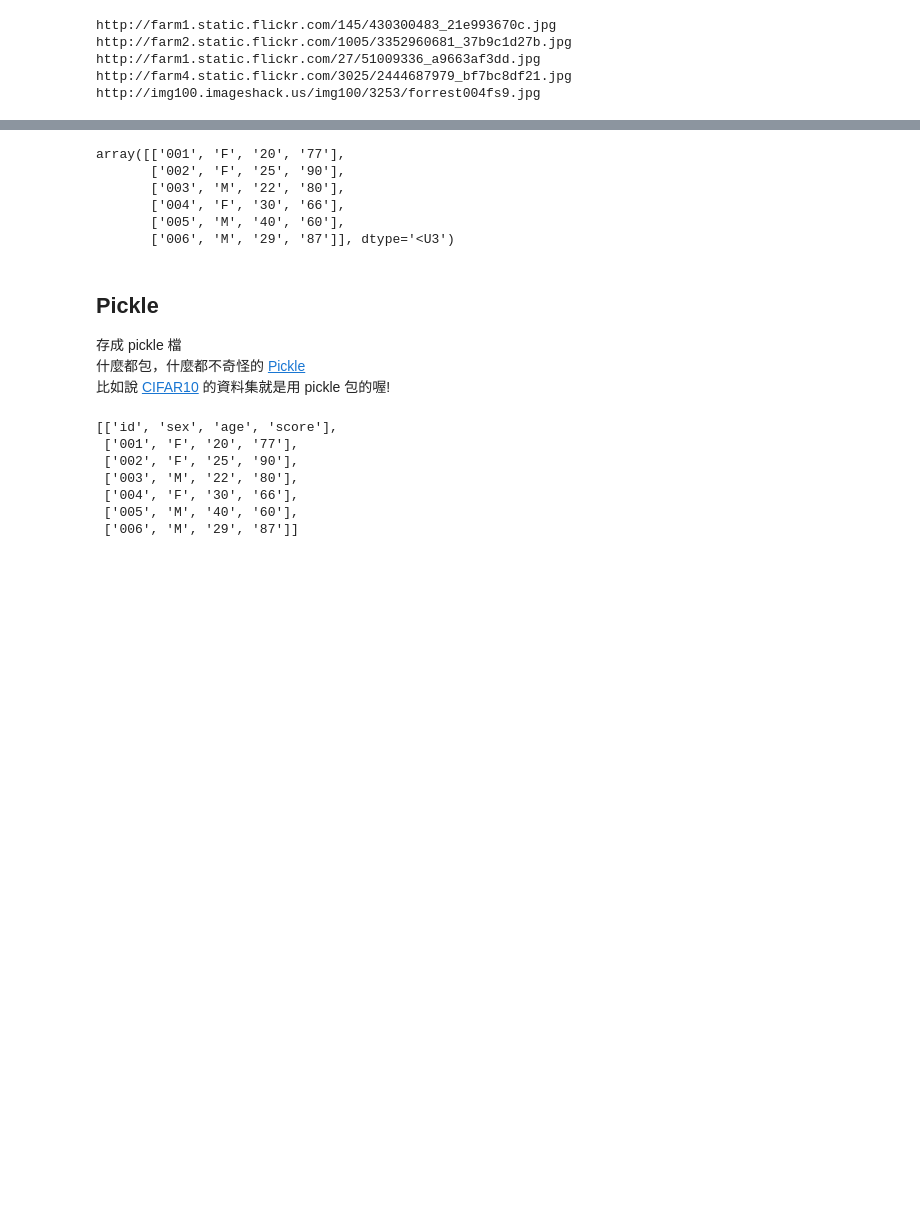
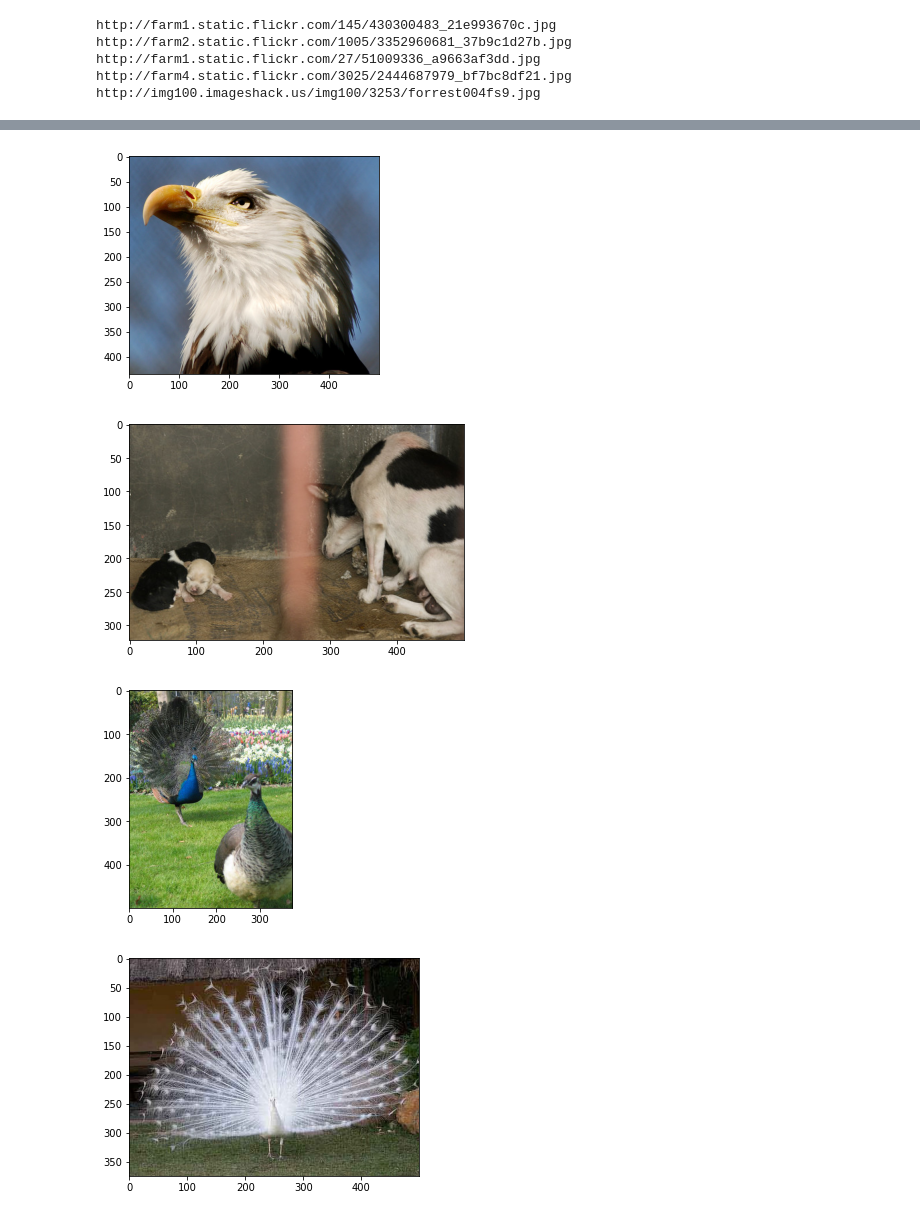
Before and after one commit to PatrickRuan/ML100Days, a Jupyter notebook: homework/Day_005_HW.ipynb, the cells around one changed output, grey strips where cells are left out. Saved outputs shown, nothing was run; the diff lists cells and outputs as text; code cells hidden in the pictures; blank space fills up the shorter version.

```diff
--- a/homework/Day_005_HW.ipynb
+++ b/homework/Day_005_HW.ipynb
@@ -586,5 +188,0 @@ j2
-# %%
-import numpy as np
-# 將 data 的數值部分轉成 numpy array
-array = np.array(data[1:])
-array
@@ -667,4 +188,0 @@ data
-# %%
-df = pd.DataFrame(data[1:])
-df.columns = data[0]
-df
@@ -700,3 +188,0 @@ j1
-# %%
-df.set_index('id', inplace=True)
-df
@@ -730,5 +188,0 @@ j2
-# %%
-import numpy as np
-# 將 data 的數值部分轉成 numpy array
-array = np.array(data[1:])
-array
@@ -744,15 +188,0 @@ np.save(arr=array, file='data/example.npy')
-# %%
-array_back = np.load('data/example.npy')
-array_back
-# %% [output]
-array([['001', 'F', '20', '77'],
-       ['002', 'F', '25', '90'],
-       ['003', 'M', '22', '80'],
-       ['004', 'F', '30', '66'],
-       ['005', 'M', '40', '60'],
-       ['006', 'M', '29', '87']], dtype='<U3')
-# %% [markdown]
-## Pickle
-存成 pickle 檔
-什麼都包，什麼都不奇怪的 [Pickle](https://docs.python.org/3/library/pickle.html)
-比如說 [CIFAR10](https://www.cs.toronto.edu/~kriz/cifar.html) 的資料集就是用 pickle 包的喔!
@@ -763,12 +189,35 @@ with open('data/example.pkl', 'wb') as f:
-# %%
-with open('data/example.pkl', 'rb') as f:
-    pkl_data = pickle.load(f)
-pkl_data
-# %% [output]
-[['id', 'sex', 'age', 'score'],
- ['001', 'F', '20', '77'],
- ['002', 'F', '25', '90'],
- ['003', 'M', '22', '80'],
- ['004', 'F', '30', '66'],
- ['005', 'M', '40', '60'],
- ['006', 'M', '29', '87']]
+# %%
+def img2arr_fromURLs(url_list, resize = False):
+  img_list = []
+  for i in url_list:
+    try:
+      response = requests.get(i)
+      img = Image.open(BytesIO(response.content))
+      img = np.array(img)
+      img_list.append(img)
+    except:
+      pass
+  return img_list
+  '''
+  請完成這個 Function
+    Args
+        - url_list: list of URLs
+        - resize: bool
+    Return
+        - list of array
+  '''
+
+  #return img_list
+result = img2arr_fromURLs(df[0:7][1].values)
+# 原來... 每次都是第五張照片讀不到，就哭哭了
+type(result)
+import matplotlib.pyplot as plt
+#plt.imshow(result[4]) # <==  這樣還是有些狀況，因為第五第六都有問題... 所以...
+for i in result:
+  plt.imshow(i)
+  plt.show()
+# %% [output]
+[figure, added]
+[figure, added]
+[figure, added]
+[figure, added]
```
Also changed, not shown: parts of 83 cells of this notebook.
